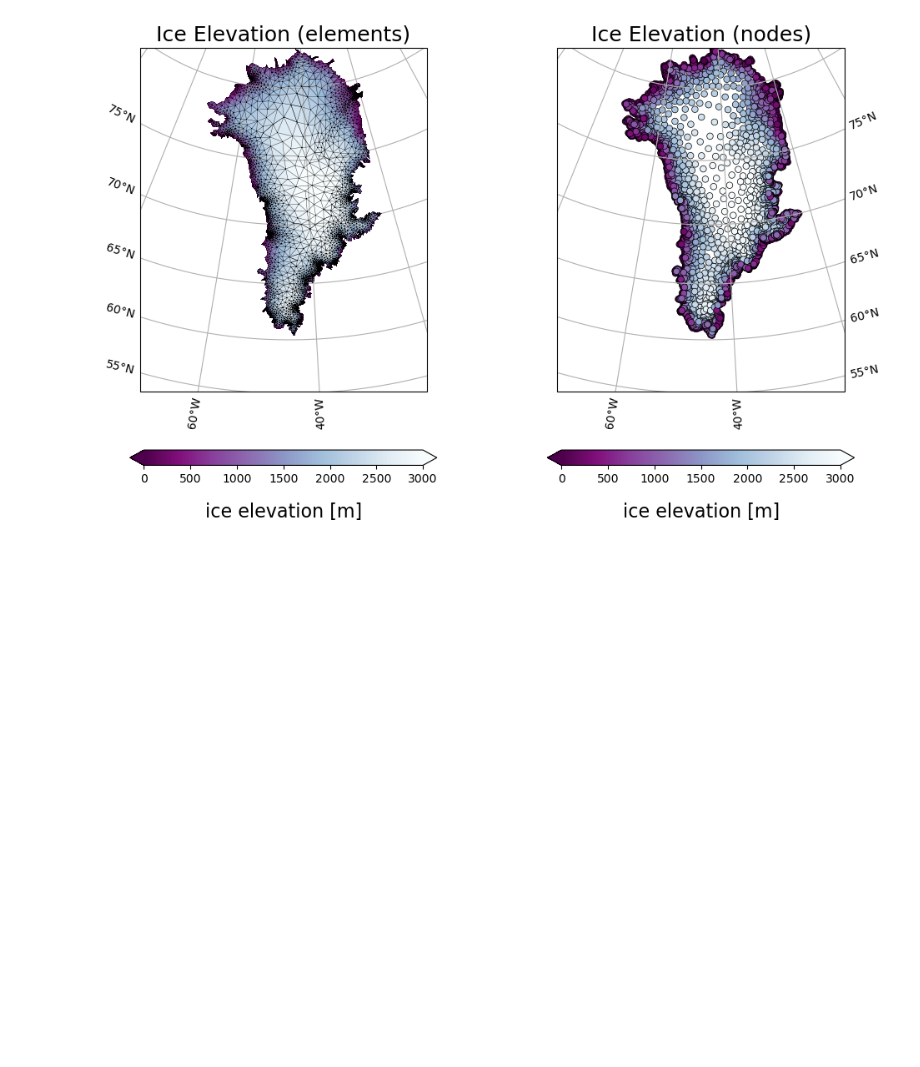
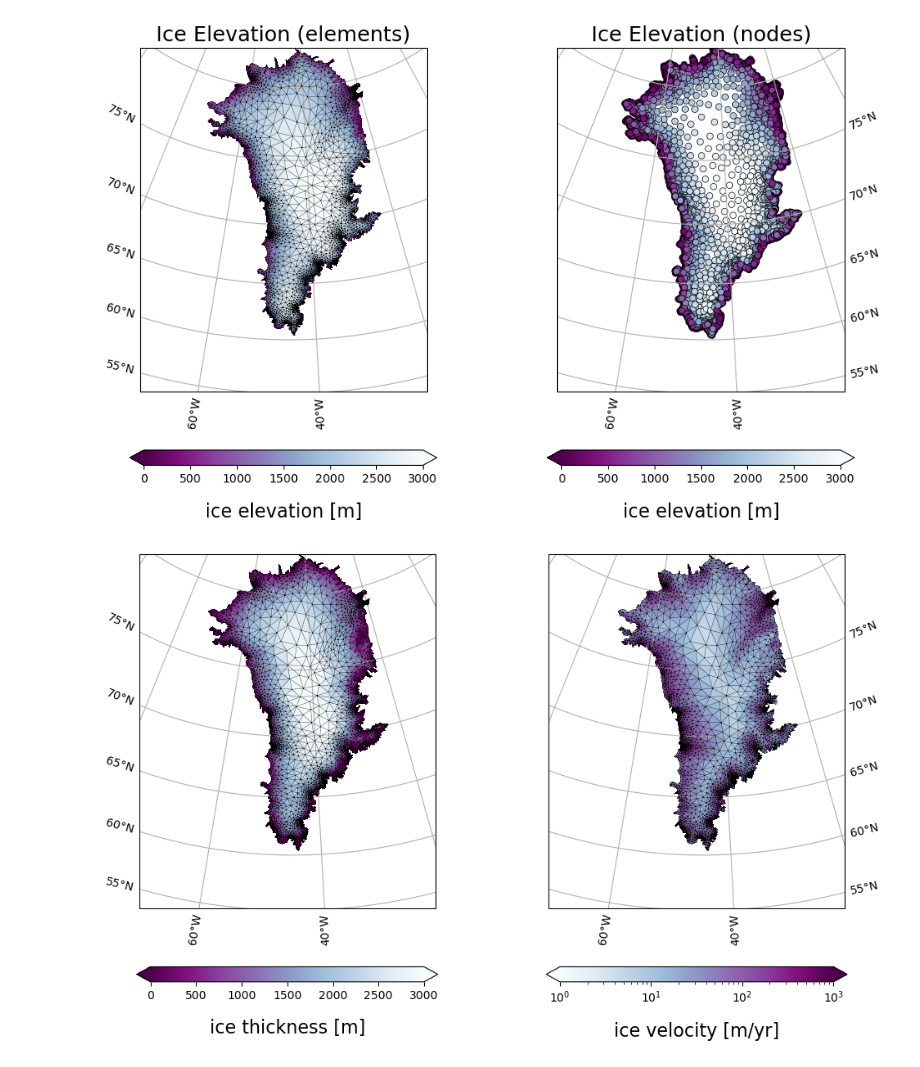
Before and after one commit to GEOS-ESM/ISSM, a Jupyter notebook: examples/GEOSInput/plotting.ipynb, the cells around one changed output. Saved outputs shown, nothing was run; the diff lists cells and outputs as text; code cells hidden in the pictures; blank space fills up the shorter version.

```diff
--- a/examples/GEOSInput/plotting.ipynb
+++ b/examples/GEOSInput/plotting.ipynb
@@ -117,3 +120,58 @@ plt.show()
 plt.close()
 # %% [output]
 [figure]
+# %%
+plt.close()
+
+fig, axes = plt.subplots(
+    1, 2, figsize=(10, 6),
+    subplot_kw={'projection': proj},
+    constrained_layout=True
+)
+
+extent = [-70, -22, 55, 82]
+
+# ax = plt.axes(projection=proj)
+
+# Set extent around Greenland: [west_lon, east_lon, south_lat, north_lat]
+ax = axes[0]
+ax.set_extent(extent, crs=ccrs.PlateCarree())
+# ax.set_extent([-45, -39, 71.5, 73.5], crs=ccrs.PlateCarree())
+
+
+# Add gridlines
+gl = ax.gridlines(draw_labels=True,
+                  dms=True,
+                  x_inline=False,
+                  y_inline=False)
+gl.top_labels = False
+gl.right_labels = False
+for rank in range(num_ranks):
+    with np.errstate(invalid='ignore'):
+        ax.triplot(triang[rank],color='k',linewidth=0.25,transform=ccrs.PlateCarree(),zorder=100)
+        p1 = ax.tripcolor(triang[rank],ds[rank]["ice_thick"].values,cmap='BuPu_r',vmin=0,vmax=3000,transform=ccrs.PlateCarree())
+cbar = plt.colorbar(p1,extend='both',orientation='horizontal',shrink=0.75)
+cbar.set_label(r'ice thickness [m]',fontsize=16,labelpad=15)
+
+ax = axes[1]
+ax.set_extent(extent, crs=ccrs.PlateCarree())
+
+# Use FixedLocator with the actual grid points
+gl = ax.gridlines(draw_labels=True,
+                  dms=True,
+                  x_inline=False,
+                  y_inline=False)
+gl.top_labels = False
+gl.left_labels = False
+gl.right_labels = True
+
+for rank in range(num_ranks):
+    with np.errstate(invalid='ignore'):
+        ax.triplot(triang[rank],color='k',linewidth=0.25,transform=ccrs.PlateCarree(),zorder=100)
+        p1 = ax.tripcolor(triang[rank],(ds[rank]["ice_vel"].values)*3.154e7,cmap='BuPu',norm=colors.LogNorm(vmin=1,vmax=1000),transform=ccrs.PlateCarree())
+cbar = plt.colorbar(p1,extend='both',orientation='horizontal',shrink=0.75)
+cbar.set_label(r'ice velocity [m/yr]',fontsize=16,labelpad=15)
+plt.show()
+plt.close()
+# %% [output]
+[figure, added]
```
Also changed, not shown: parts of 3 cells of this notebook.
